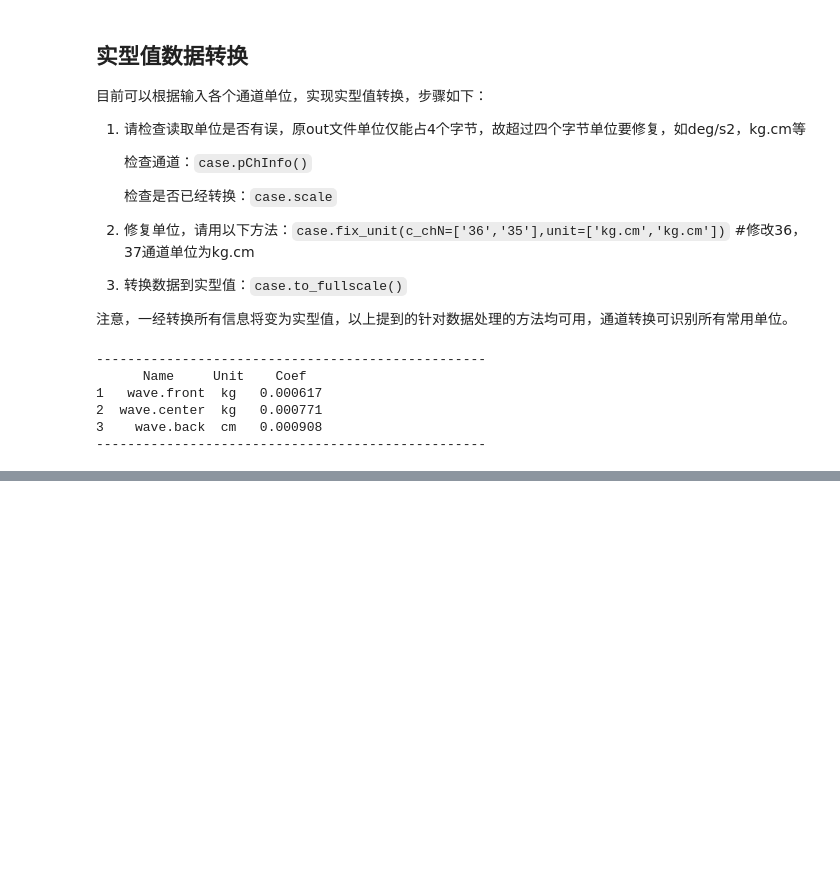
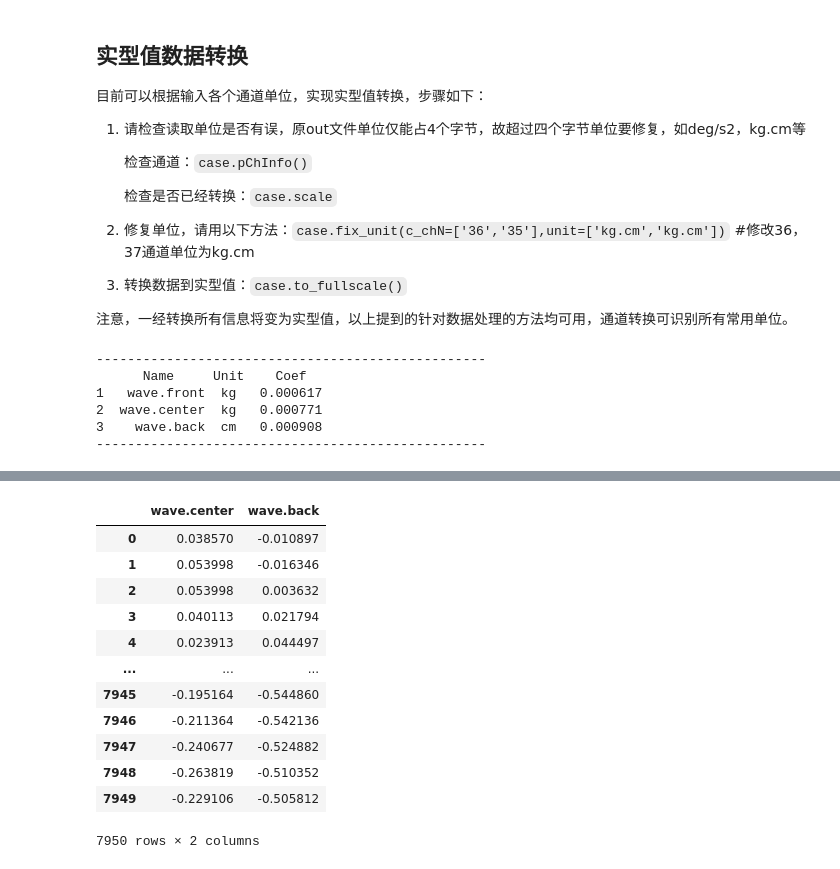
Before and after one commit to XiaoxG/pydas, a Jupyter notebook: example.ipynb, the cells around one changed output, grey strips where cells are left out. Cells and saved outputs as stored; diff of their text form; code cells hidden in the pictures; blank space fills up the shorter version.

```diff
--- a/example.ipynb
+++ b/example.ipynb
@@ -344,0 +358,18 @@ case.data[0]
+# %%
+#提取通道 只保留相应的通道，删去其他
+case.pickCh(['wave.center', 'wave.back'])
+case.data[0]
+# %% [output]
+|  | wave.center | wave.back |
+| 0 | 0.038570 | -0.010897 |
+| 1 | 0.053998 | -0.016346 |
+| 2 | 0.053998 | 0.003632 |
+| 3 | 0.040113 | 0.021794 |
+| 4 | 0.023913 | 0.044497 |
+| ... | ... | ... |
+| 7945 | -0.195164 | -0.544860 |
+| 7946 | -0.211364 | -0.542136 |
+| 7947 | -0.240677 | -0.524882 |
+| 7948 | -0.263819 | -0.510352 |
+| 7949 | -0.229106 | -0.505812 |
+7950 rows × 2 columns
```
Also changed, not shown: parts of 16 cells of this notebook.
